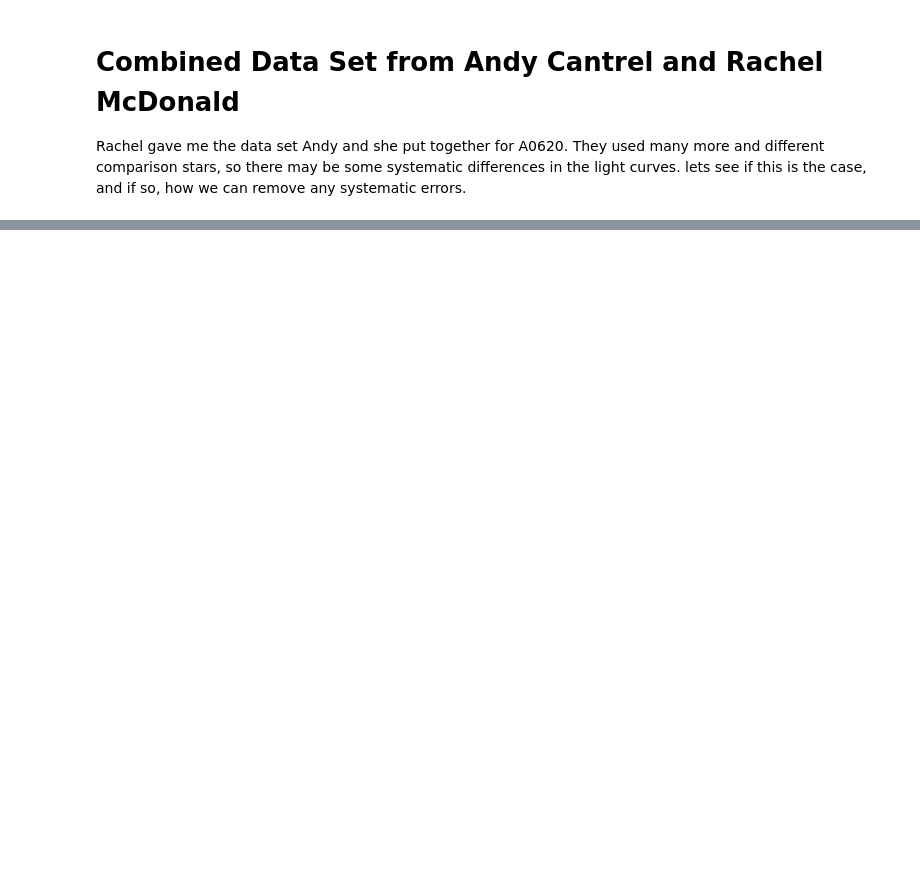
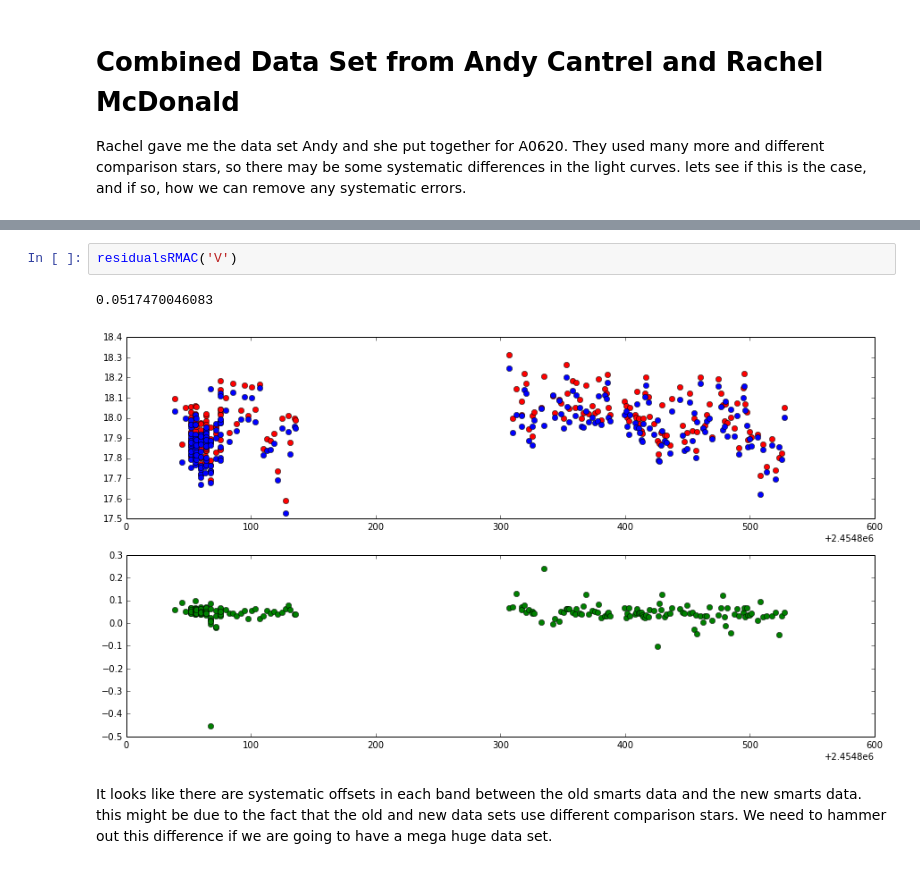
Before and after one commit to ih64/A0620, a Jupyter notebook: Untitled.ipynb, the cells around one changed output, grey strips where cells are left out. Drawn from its saved outputs; the diff is of its cells as text; blank space fills up the shorter version.

```diff
--- a/Untitled.ipynb
+++ b/Untitled.ipynb
@@ -336,0 +365,7 @@ Rachel gave me the data set Andy and she put together for A0620. They used many
+# %%
+residualsRMAC('V')
+# %% [output]
+0.0517470046083
+[figure, added]
+# %% [markdown]
+It looks like there are systematic offsets in each band between the old smarts data and the new smarts data. this might be due to the fact that the old and new data sets use different comparison stars. We need to hammer out this difference if we are going to have a mega huge data set.
```
Also changed, not shown: parts of 8 cells of this notebook.
